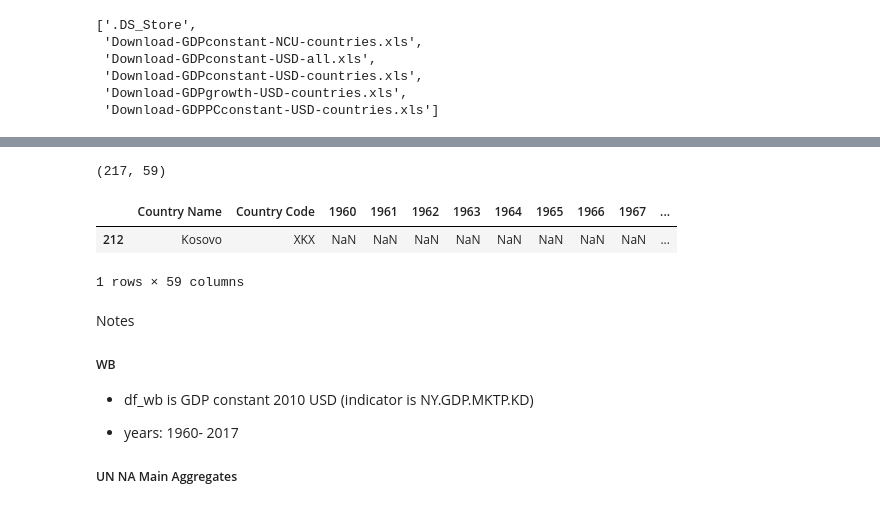
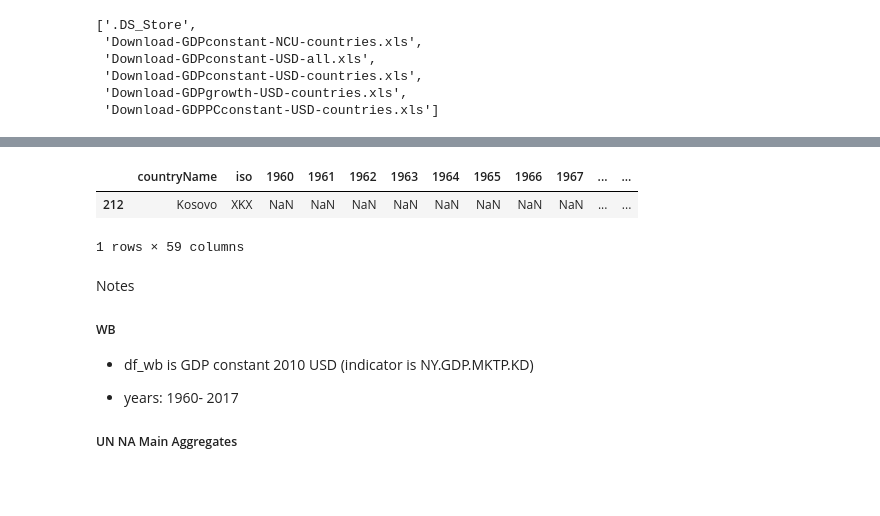
Before and after one commit to moonlimb/zerg, a Jupyter notebook: analysis/compare_gdp_data.ipynb, the cells around one changed output, grey strips where cells are left out. Saved outputs shown, nothing was run; the diff lists cells and outputs as text; code cells hidden in the pictures.

```diff
--- a/analysis/compare_gdp_data.ipynb
+++ b/analysis/compare_gdp_data.ipynb
@@ -289,7 +281,7 @@ os.listdir(dir_path + 'data/un/national_accounts')
  'Download-GDPgrowth-USD-countries.xls',
  'Download-GDPPCconstant-USD-countries.xls']
 # %%
-wb = dir_path + 'data/combined_data/wb_gdp_mkt_constant.csv' # constant, market
-un = dir_path + 'data/un/national_accounts/Download-GDPconstant-USD-countries.xls' # market, constant
+wb = dir_path + 'data/combined_data/wb_gdp_mkt_constant.xls' # constant, market
+#un = dir_path + 'data/un/national_accounts/Download-GDPconstant-USD-countries.xls' # market, constant
 # %%
 un = dir_path+ 'data/un/munged/un_na_real_gdp_2005.csv' # is this correct one?
@@ -298,3 +291,6 @@ un = dir_path+ 'data/un/munged/un_na_real_gdp_2005.csv' # is this correct one?
 # do pwt later since it's all PPP based
 pwt = dir_path + 'data/pwt/pwt90.xlsx'
 df_pwt = pd.read_excel(pwt, sheetname='Data')
+# %%
+df_wb = pd.read_excel(wb)
+df_wb.shape # countries only
@@ -301,7 +299,2 @@ df_pwt = pd.read_excel(pwt, sheetname='Data')
 # %%
-# WB has separate files for each (real market) - or at least this is an option
-df_wb = pd.read_csv(wb)
-
-# UN has three tabs
-df_un = pd.read_csv(un)
-# indicator we are interested in is Gross Domestic Product (GDP)
+df_un = pd.read_csv(un) # indicator we are interested in is Gross Domestic Product (GDP)
@@ -331,5 +302 @@ del df_wb['Unnamed: 0']
 del df_un['Unnamed: 0']
-# %%
-df_wb.shape # countries only
-# %% [output]
-(217, 59)
@@ -342,8 +312,8 @@ df_un.to_csv(dir_path +'/data/un/munged/un_na_real_gdp_2005.csv')
 # %%
-get_row_by_country_name(df_wb, 'Kosovo', 'Country Name')
+get_row_by_country_name(df_wb, 'Kosovo', 'countryName')
 # %% [output]
-|  | Country Name | Country Code | 1960 | 1961 | 1962 | 1963 | 1964 | 1965 | 1966 | 1967 | ... |
-| 212 | Kosovo | XKX | NaN | NaN | NaN | NaN | NaN | NaN | NaN | NaN | ... |
+|  | countryName | iso | 1960 | 1961 | 1962 | 1963 | 1964 | 1965 | 1966 | 1967 | ... | ... |
+| 212 | Kosovo | XKX | NaN | NaN | NaN | NaN | NaN | NaN | NaN | NaN | ... | ... |
 1 rows × 59 columns
 # %% [markdown]
 Notes
```
Also changed, not shown: parts of 86 cells of this notebook.
